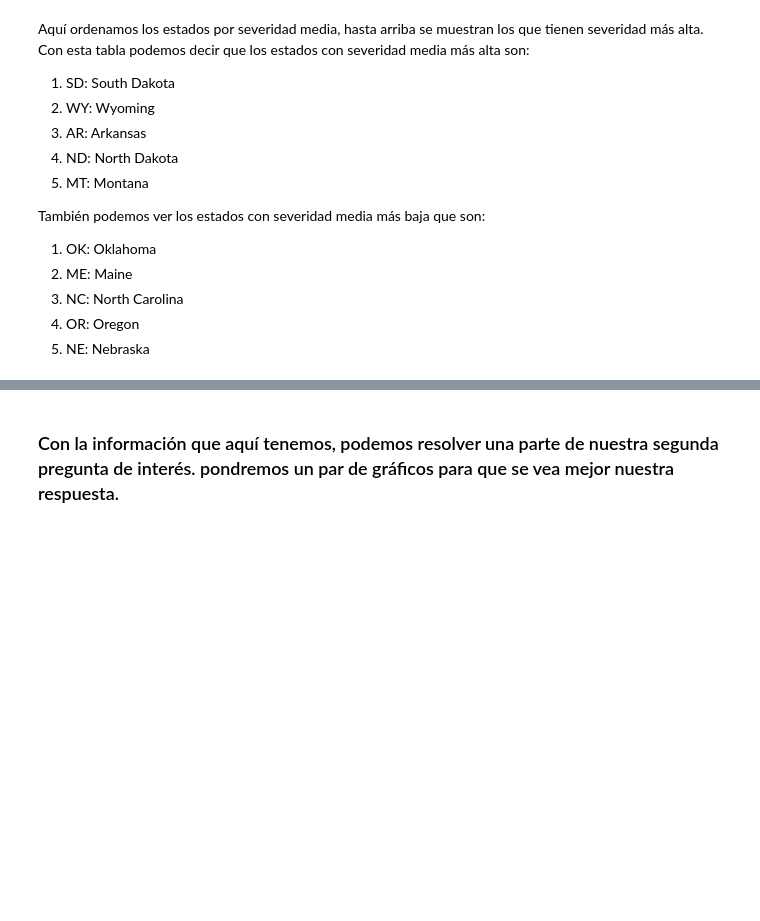
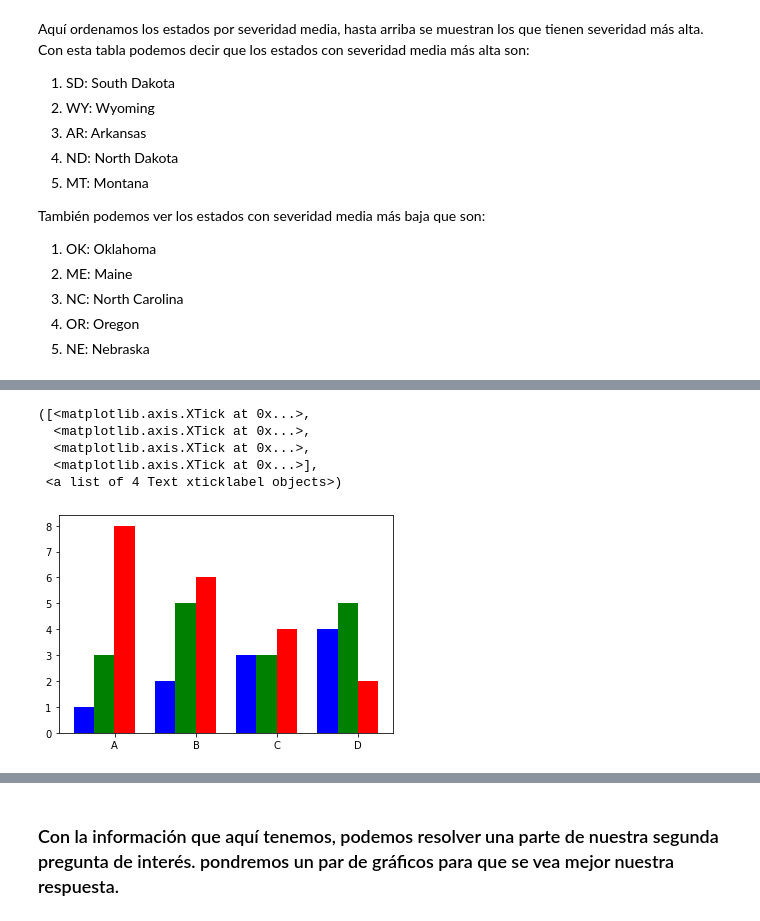
Before and after one commit to ProyectoFinalMineria/BaseDatos, a Jupyter notebook: BD US acc.ipynb, the cells around one changed output, grey strips where cells are left out. Cells and saved outputs as stored; diff of their text form; code cells hidden in the pictures; blank space fills up the shorter version.

```diff
--- a/BD US acc.ipynb
+++ b/BD US acc.ipynb
@@ -516,0 +537,14 @@ También podemos ver los estados con severidad media más baja que son:
+# %%
+datos = [[1, 2, 3, 4], [3, 5, 3, 5], [8, 6, 4, 2]]
+X = np.arange(4)
+plt.bar(X + 0.00, datos[0], color = "b", width = 0.25)
+plt.bar(X + 0.25, datos[1], color = "g", width = 0.25)
+plt.bar(X + 0.50, datos[2], color = "r", width = 0.25)
+plt.xticks(X+0.38, ["A","B","C","D"])
+# %% [output]
+([<matplotlib.axis.XTick at 0x...>,
+  <matplotlib.axis.XTick at 0x...>,
+  <matplotlib.axis.XTick at 0x...>,
+  <matplotlib.axis.XTick at 0x...>],
+ <a list of 4 Text xticklabel objects>)
+[figure, added]
```
Also changed, not shown: parts of 18 cells of this notebook.
